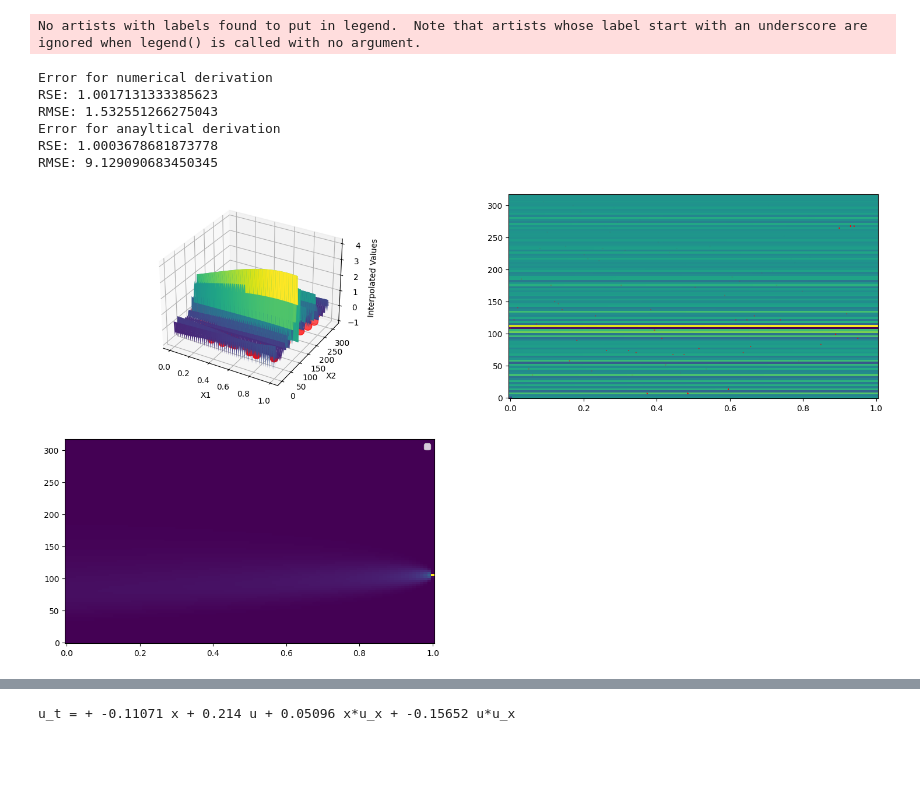
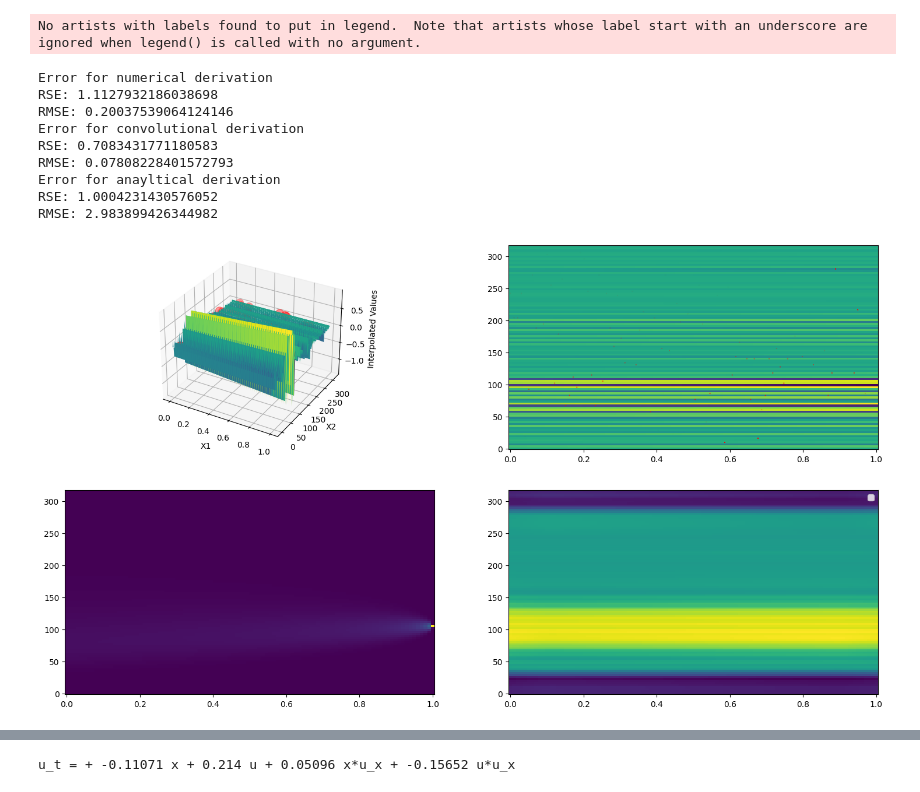
Before and after one commit to brunoCCOS/bs-find-with-sindy, a Jupyter notebook: src/Interpolation_tests.ipynb, the cells around one changed output, grey strips where cells are left out. Saved outputs shown, nothing was run; the diff lists cells and outputs as text; code cells hidden in the pictures; blank space fills up the shorter version.

```diff
--- a/src/Interpolation_tests.ipynb
+++ b/src/Interpolation_tests.ipynb
@@ -496,4 +519,6 @@ RMSE: 25.415704575077005
 # %%
+numerical_derivative_interpolated = ps.FiniteDifference(axis=0,order = 2)._differentiate(interpolated_values,t = np.ravel(S))
+
 # Plot the interpolated surface
 fig = plt.figure(figsize=[16,8])
 ax = fig.add_subplot(221, projection='3d')
@@ -508,7 +533,7 @@ ax.set_zlabel('Interpolated Values')
 
 
 ax2 = fig.add_subplot(222)
-ax2.pcolormesh(t,x,  smoothed_Zy.reshape(S.shape).T)
+ax2.pcolormesh(t,x,  interpolated_values_x.reshape(S.shape).T)
 ax2.scatter(X[:, 1],X[:, 0] , s=Y_x/1, c='red', label='Original Data')
 ax2 = plt.gca()
 
@@ -516,11 +541,15 @@ ax3 = fig.add_subplot(223)
 ax3.pcolormesh(t, x, u_x)
 ax3= plt.gca()
 
-smoothed_Zy = gaussian_filter(interpolated_values_x, sigma=2)  # sigma controls the degree of smoothing
+smoothed_Zy = moving_average_2d(numerical_derivative_interpolated.reshape((100,100)), kernel_size=5)  # sigma controls the degree of smoothing
+ax4 = fig.add_subplot(224)
+ax4.pcolormesh(t,x,  smoothed_Zy.T)
+ax4 = plt.gca()
 
-numerical_derivative_interpolated = ps.FiniteDifference(axis=0,order = 2)._differentiate(interpolated_values,t = np.ravel(S))
 print('Error for numerical derivation')
-rse, rmse = calc_error_2d(smoothed_Zy.reshape(S.shape).T,u_x,show=True)
+rse, rmse = calc_error_2d(numerical_derivative_interpolated.reshape(S.shape).T,u_x,show=True)
+print('Error for convolutional derivation')
+rse, rmse = calc_error_2d(smoothed_Zy.T,u_x,show=True)
 print('Error for anayltical derivation')
 rse, rmse = calc_error_2d(interpolated_values_x.reshape(S.shape).T,u_x,show=True)
 plt.legend()
@@ -537,43 +569,55 @@ RMSE: 2.655923200176624
 # %%
+numerical_2nd_derivative_interpolated = ps.FiniteDifference(axis=0,order = 2,)._differentiate(smoothed_Zy.ravel(),t = np.ravel(S))
+
 # Plot the interpolated surface
 fig = plt.figure(figsize=[18,10])
 ax = fig.add_subplot(221, projection='3d')
 ax.plot_surface(T, S, interpolated_values_xx.reshape(S.shape), cmap='viridis')
 
 # Plot the original data points
 ax.scatter(X[:, 1], X[:, 0], Y_xx, c='red', s=100, label='Original Data')
 
 ax.set_xlabel('X1')
 ax.set_ylabel('X2')
 ax.set_zlabel('Interpolated Values')
 
 ax2 = fig.add_subplot(222)
 ax2.pcolormesh(T,S,  interpolated_values_xx.reshape(S.shape))
 ax2.scatter(X[:, 1],X[:, 0] , s=Y_xx*10, c='red', label='Original Data')
 ax2 = plt.gca()
 
 ax3 = fig.add_subplot(223)
 ax3.pcolormesh(t, x, u_xx)
 ax3= plt.gca()
 
-numerical_2nd_derivative_interpolated = ps.FiniteDifference(axis=0,order = 2,d=2)._differentiate(interpolated_values,t = np.ravel(S))
+smoothed_Zyy = moving_average_2d(numerical_2nd_derivative_interpolated.reshape((100,100)), kernel_size=20)  # sigma controls the degree of smoothing
+ax4 = fig.add_subplot(224)
+ax4.pcolormesh(t,x,  smoothed_Zyy.reshape((100,100)).T)
+ax4 = plt.gca()
+
 print('Error for numerical derivation')
 rse, rmse = calc_error_2d(numerical_2nd_derivative_interpolated.reshape(S.shape),u_xx,show=True)
+print('Error for convolutional derivation')
+rse, rmse = calc_error_2d(smoothed_Zyy.T,u_xx,show=True)
+
 print('Error for anayltical derivation')
 rse, rmse = calc_error_2d(interpolated_values_xx.reshape(S.shape),u_xx,show=True)
 
 
 plt.legend()
 plt.show()
 # %% [output]
 No artists with labels found to put in legend.  Note that artists whose label start with an underscore are ignored when legend() is called with no argument.
 Error for numerical derivation
-RSE: 1.0017131333385623
-RMSE: 1.532551266275043
+RSE: 1.1127932186038698
+RMSE: 0.20037539064124146
+Error for convolutional derivation
+RSE: 0.7083431771180583
+RMSE: 0.07808228401572793
 Error for anayltical derivation
-RSE: 1.0003678681873778
-RMSE: 9.129090683450345
+RSE: 1.0004231430576052
+RMSE: 2.983899426344982
-[figure, old version]
+[figure, new version]
 # %%
 rse = []
 rse_x= []
```
Also changed, not shown: parts of 11 cells of this notebook, 1 other file.
